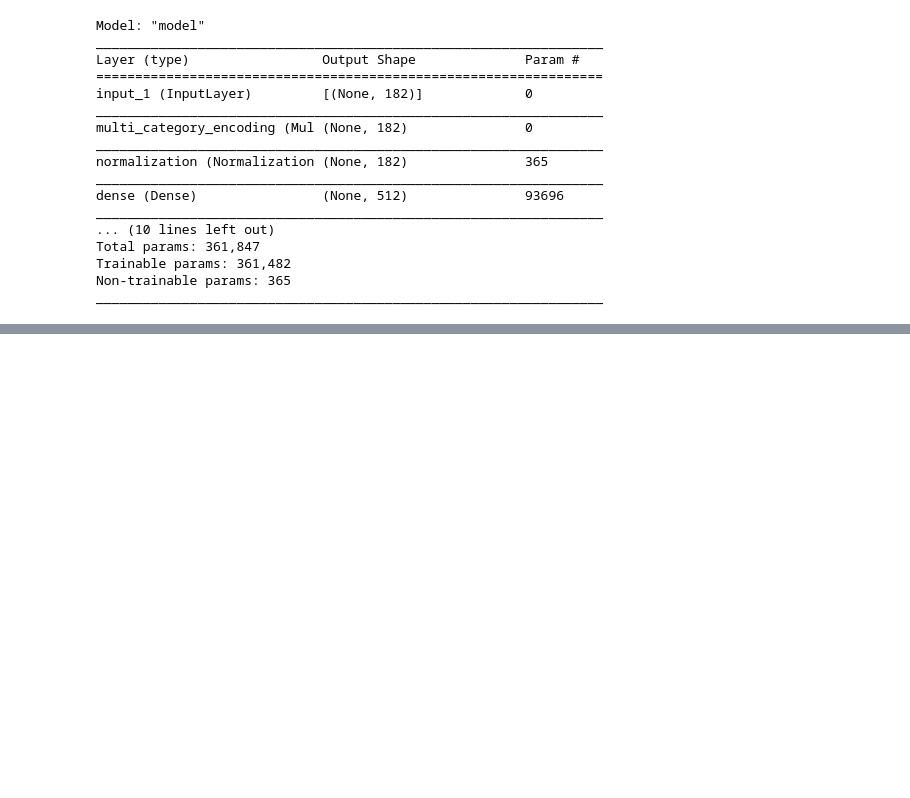
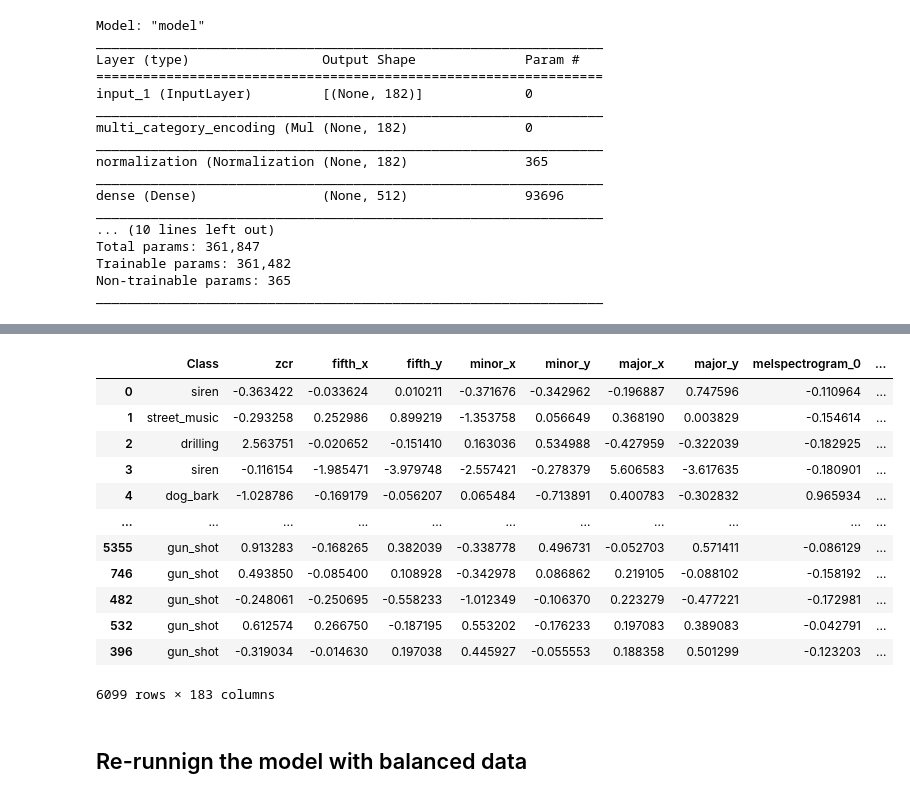
Before and after one commit to ronaldpacheco/Urban-Sound-Classification, a Jupyter notebook: Modeling.ipynb, the cells around one changed output, grey strips where cells are left out. Saved outputs shown, nothing was run; the diff lists cells and outputs as text; code cells hidden in the pictures; blank space fills up the shorter version.

```diff
--- a/Modeling.ipynb
+++ b/Modeling.ipynb
@@ -214,0 +218,20 @@ pickle.dump(best_model, open(modelpath, 'wb'))
+# %%
+# Separate majority and minority classes
+df_car_majority = data[data.Class!='car_horn']
+df_minority = data[data.Class=='car_horn']
+
+# Upsample minority class
+df_car_horn_upsampled = resample(df_minority,
+                                 replace=True,     # sample with replacement
+                                 n_samples=600,    # to match majority class
+                                 random_state=123) # reproducible results
+# %%
+# Separate majority and minority classes
+df_gun_majority = data[data.Class!='gun_shot']
+df_minority = data[data.Class=='gun_shot']
+
+# Upsample minority class
+df_gun_shot_upsampled = resample(df_minority,
+                                 replace=True,     # sample with replacement
+                                 n_samples=600,    # to match majority class
+                                 random_state=123)
@@ -214,0 +256,18 @@ pickle.dump(best_model, open(modelpath, 'wb'))
+# %%
+df_upsampled
+# %% [output]
+|  | Class | zcr | fifth_x | fifth_y | minor_x | minor_y | major_x | major_y | melspectrogram_0 | ... |
+| 0 | siren | -0.363422 | -0.033624 | 0.010211 | -0.371676 | -0.342962 | -0.196887 | 0.747596 | -0.110964 | ... |
+| 1 | street_music | -0.293258 | 0.252986 | 0.899219 | -1.353758 | 0.056649 | 0.368190 | 0.003829 | -0.154614 | ... |
+| 2 | drilling | 2.563751 | -0.020652 | -0.151410 | 0.163036 | 0.534988 | -0.427959 | -0.322039 | -0.182925 | ... |
+| 3 | siren | -0.116154 | -1.985471 | -3.979748 | -2.557421 | -0.278379 | 5.606583 | -3.617635 | -0.180901 | ... |
+| 4 | dog_bark | -1.028786 | -0.169179 | -0.056207 | 0.065484 | -0.713891 | 0.400783 | -0.302832 | 0.965934 | ... |
+| ... | ... | ... | ... | ... | ... | ... | ... | ... | ... | ... |
+| 5355 | gun_shot | 0.913283 | -0.168265 | 0.382039 | -0.338778 | 0.496731 | -0.052703 | 0.571411 | -0.086129 | ... |
+| 746 | gun_shot | 0.493850 | -0.085400 | 0.108928 | -0.342978 | 0.086862 | 0.219105 | -0.088102 | -0.158192 | ... |
+| 482 | gun_shot | -0.248061 | -0.250695 | -0.558233 | -1.012349 | -0.106370 | 0.223279 | -0.477221 | -0.172981 | ... |
+| 532 | gun_shot | 0.612574 | 0.266750 | -0.187195 | 0.553202 | -0.176233 | 0.197083 | 0.389083 | -0.042791 | ... |
+| 396 | gun_shot | -0.319034 | -0.014630 | 0.197038 | 0.445927 | -0.055553 | 0.188358 | 0.501299 | -0.123203 | ... |
+6099 rows × 183 columns
+# %% [markdown]
+## Re-runnign the model with balanced data
```
Also changed, not shown: parts of 27 cells of this notebook, 2 other files.
